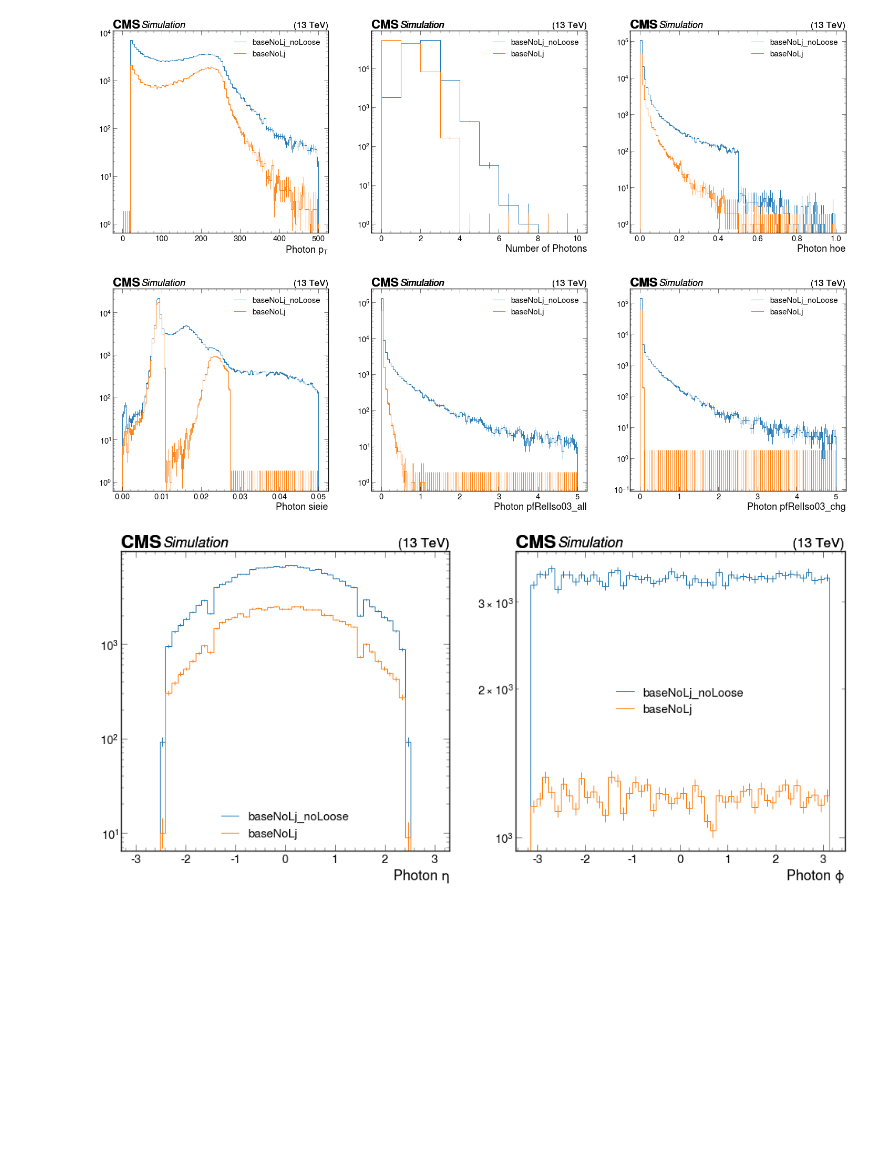
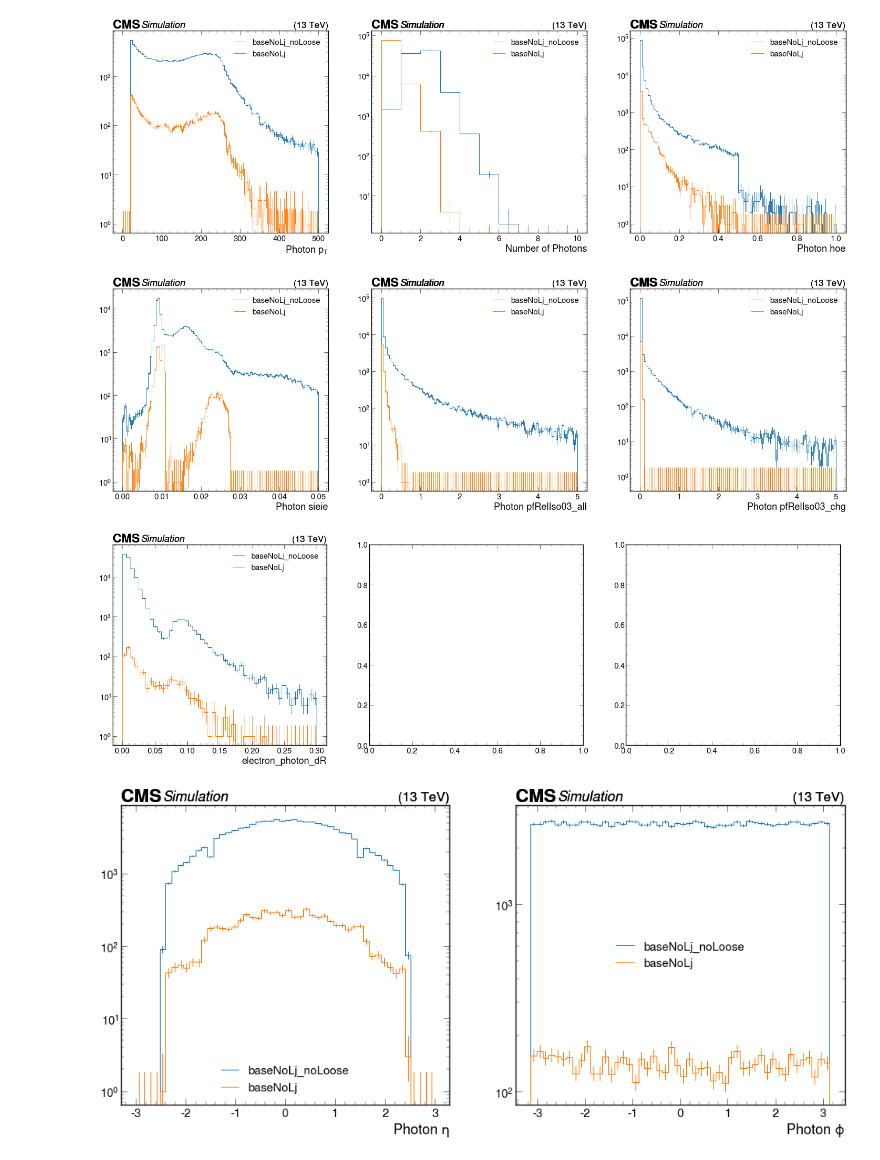
Before and after one commit to mariajose2398/SIDM, a Jupyter notebook: sidm/studies/signal_kinematics/photons.ipynb, the cells around one changed output. Drawn from its saved outputs; the diff is of its cells as text; code cells hidden in the pictures; blank space fills up the shorter version.

```diff
--- a/sidm/studies/signal_kinematics/photons.ipynb
+++ b/sidm/studies/signal_kinematics/photons.ipynb
@@ -19,10 +19,10 @@ utilities.set_plot_style()
 %matplotlib inline
 # %%
 samples = [
-    '2Mu2E_500GeV_5p0GeV_0p08mm',
+    '2Mu2E_500GeV_5p0GeV_0p8mm',
 ]
 fileset = utilities.make_fileset(samples,
-                                 "llpNanoAOD_v2_merged",
+                                 "llpNanoAOD_v2",
                                  location_cfg="signal_v6.yaml"
                                 )
 runner = processor.Runner(
@@ -35,6 +35,13 @@ runner = processor.Runner(
 channels = ["baseNoLj",
             #"base",
             "baseNoLj_noLoose",
+            #"baseNoLj_noLooseG_egLj",
+            "baseNoLj_barrel",
+            "baseNoLj_barrel_sieie",
+            "baseNoLj_barrel_hoe",
+            "baseNoLj_noLoose_barrel"
+
+
             #"baseNoLj_sieie"
             #"baseNoLj_noLooseG",
             #"baseNoLj_noLooseE",
@@ -44,7 +51,7 @@ channels = ["baseNoLj",
 p = sidm_processor.SidmProcessor(
     channels,
     [
-        "photon_base"
+        "photon_base", "electron_photon_base"
         #"base_plus_gen",
         #"lepton_genA_base",
         #"lepton_genLepton_base"
@@ -90,41 +114,42 @@ divide
 # %%
-hists = output["out"]["2Mu2E_500GeV_5p0GeV_0p08mm"]["hists"]
+hists = output["out"]["2Mu2E_500GeV_5p0GeV_0p8mm"]["hists"]
 channels_list =  ["baseNoLj_noLoose", "baseNoLj",
                  # "baseNoLj_sieie"
                  ]
 histograms_list = [
                  "photon_pt", "photon_n", "photon_hoe", "photon_sieie",
-                 "photon_pfRelIso03_all","photon_pfRelIso03_chg"
-                   #"electron_photon_dR", "electron_nearGenE_n","electron_nearGenA_n",
+                 "photon_pfRelIso03_all","photon_pfRelIso03_chg",
+                   "electron_photon_dR", #"electron_nearGenE_n","electron_nearGenA_n",
                  ]
 for h in range(len(histograms_list)):
     if h%3 == 0:
         fig, ax = plt.subplots(1, 3, figsize = (3*12, 10))
         plt.subplot(1, 3, 1)
         for c in channels_list:
             utilities.plot(hists[histograms_list[h]][c,:], flow = 'none')
             plt.yscale("log")
             plt.legend(channels_list)
     else:
         plt.subplot(1, 3, (h%3 + 1))
         for c in channels_list:
             utilities.plot(hists[histograms_list[h]][c,:], flow = 'none')
             plt.yscale("log")
             plt.legend(channels_list)
 
 fig, ax = plt.subplots(1, 2, figsize = (2*12, 10))
 
 plt.subplot(1, 2, 1)
 for c in channels_list:
-    utilities.plot(hists["photon_eta_phi"][c, :, :].project("photons_eta"), flow="none" )
+    utilities.plot(hists["photon_eta_phi"][c, :, :].project("photons_eta"), flow="sum" )
 plt.yscale("log")
 plt.legend(channels_list)
 plt.subplot(1, 2, 2)
 for c in channels_list:
-    utilities.plot(hists["photon_eta_phi"][c, :, :].project("photons_phi"), flow= "none")
+    utilities.plot(hists["photon_eta_phi"][c, :, :].project("photons_phi"), flow= "sum")
 plt.legend(channels_list)
 plt.yscale("log")
 # %% [output]
-[figure, old version]
+[figure, new version]
-[figure, old version]
+[figure, new version]
-[figure, old version]
+[figure, new version]
+[figure, added]
```
Also changed, not shown: parts of 3 cells of this notebook, 2 other files.
